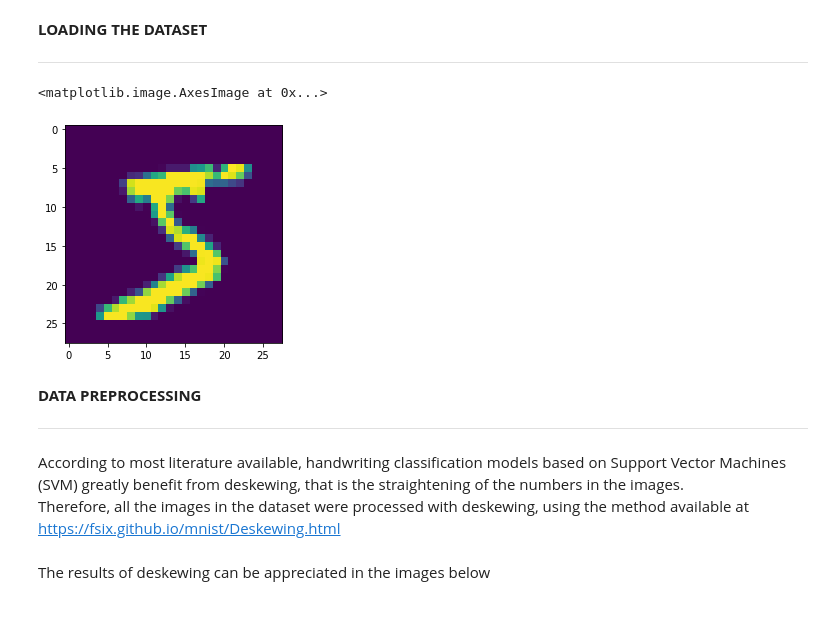
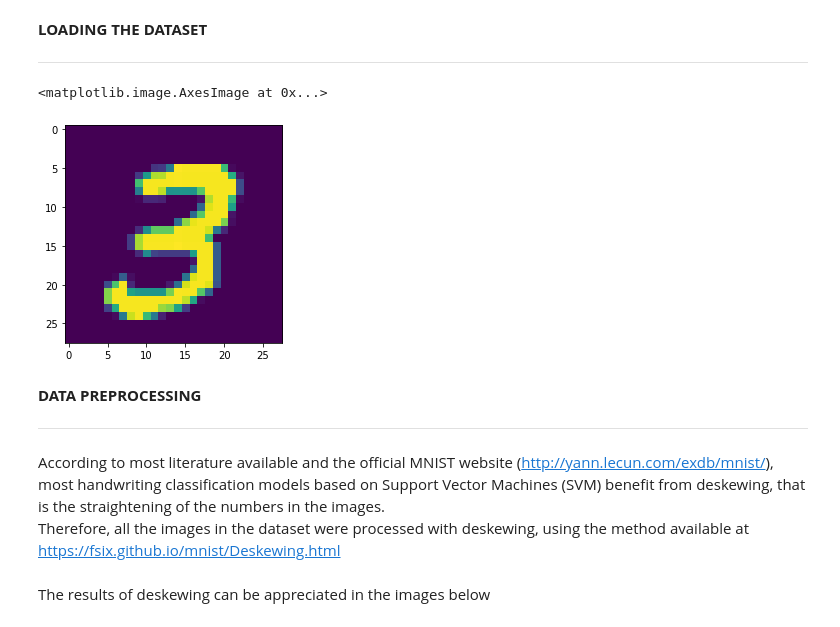
Before and after one commit to matteobolner/AML_Basic, a Jupyter notebook: AML.ipynb, the cells around one changed output. Saved outputs shown, nothing was run; the diff lists cells and outputs as text; code cells hidden in the pictures.

```diff
--- a/AML.ipynb
+++ b/AML.ipynb
@@ -33,16 +33,16 @@ from sklearn.svm import SVC
 # %%
 X, y = fetch_openml('mnist_784', version=1, return_X_y=True)
 # %%
-plt.imshow(X[0].reshape(28,28))
+plt.imshow(X[7].reshape(28,28))
 # %% [output]
 <matplotlib.image.AxesImage at 0x...>
-[figure, old version]
+[figure, new version]
 # %% [markdown]
 **DATA PREPROCESSING**
 
 ---
 
-According to most literature available, handwriting classification models based on Support Vector Machines (SVM) greatly benefit from deskewing, that is the straightening of the numbers in the images.
+According to most literature available and the official MNIST website (http://yann.lecun.com/exdb/mnist/), most handwriting classification models based on Support Vector Machines (SVM) benefit from deskewing, that is the straightening of the numbers in the images.
 Therefore, all the images in the dataset were processed with deskewing, using the method available at https://fsix.github.io/mnist/Deskewing.html
 # %%
 def moments(image):
```
Also changed, not shown: parts of 10 cells of this notebook.
